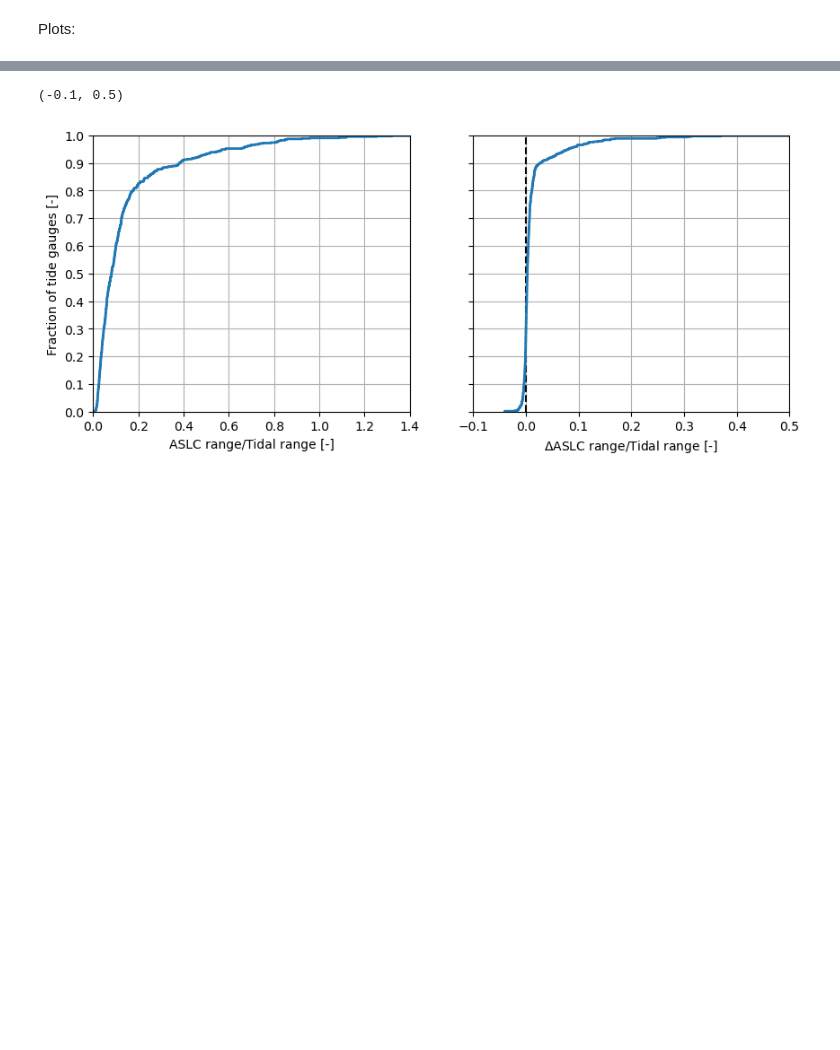
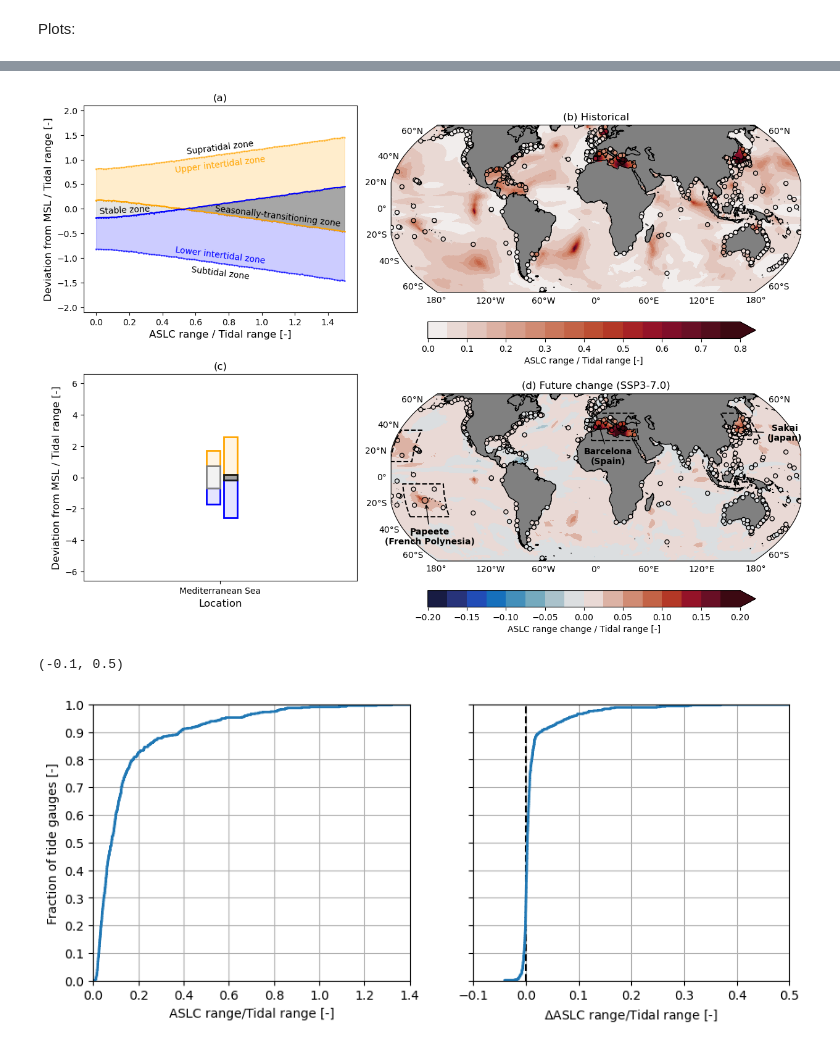
Before and after one commit to Timh37/aslc_intertidal, a Jupyter notebook: src/plot_aslc_to_tr.ipynb, the cells around one changed output, grey strips where cells are left out. Saved outputs shown, nothing was run; the diff lists cells and outputs as text; code cells hidden in the pictures; blank space fills up the shorter version.

```diff
--- a/src/plot_aslc_to_tr.ipynb
+++ b/src/plot_aslc_to_tr.ipynb
@@ -161,0 +143,16 @@ fig.show()
+# %%
+selected_tgs = ['PAPEETE-B, FARE UTE POINT, SOC.IS.','BARCELONA','SAKAI']#,'FORT-DE-FRANCE II'
+selected_ids = np.array([hist_range_tgs.where(hist_range_tgs.tg==tg,drop=True).id.values[0] for tg in selected_tgs])
+locations = ['Papeete','Barcelona','Sakai']
+countries = ['French Polynesia','Spain','Japan']
+for t,tg in enumerate(selected_tgs):
+    print(tg+' ('+str(psmsl_range.sel(id=selected_ids[t]).lon.values)+','+str(psmsl_range.sel(id=selected_ids[t]).lat.values)+')')
+    print('Observed historical ratio:')
+    print((psmsl_range/tr_at_tgs).sel(id=selected_ids[t]).values)
+
+    print('Simulated historical ratio:')
+    print((hist_range_tgs/tr_at_tgs).sel(id=selected_ids[t]).values)
+
+    print('Simulated future ratio change:')
+    print((drange_tgs/tr_at_tgs).sel(id=selected_ids[t]).values)
+    print('---')
@@ -161,0 +179,69 @@ fig.show()
+# %%
+fig = plt.figure(figsize=(15,10))
+gs1 = fig.add_gridspec(2,2,hspace=.3,wspace=.1,width_ratios=[1,1.5]) #define subplot grid
+
+
+#(a) mean intertidal zones width as function of tidal range
+ax = fig.add_subplot(gs1[0,0])
+figure_2.figure_2a(ax,path_bin = './bin/figure_2/figure_2a.npy', path_png = None, run = False)
+ax.set_title('(a)')
+
+#(b) width change at specific locations
+ax = fig.add_subplot(gs1[1,0])
+figure_2.figure_2b(ax,path_csv = 'data/ticon/TICON.txt', path_png = None)
+ax.set_title('(c)')
+
+#(c) plot historical ASLC range divided by tidal range
+amp_discrete = matplotlib.colors.LinearSegmentedColormap.from_list('Custom cmap',  [cmocean.cm.amp(i) for i in range(cmocean.cm.amp.N)], 16) #define discrete colormap
+
+fig,ax = add_global_map_subplot(fig,hist_range_at_duacs/tr_at_duacs,
+                                 gs1[0,1],0,.8,amp_discrete,'(b) Historical',None,'below','ASLC range / Tidal range [-]','max')
+s1=ax.scatter(hist_range_tgs.lon,hist_range_tgs.lat,c=hist_range_tgs/tr_at_tgs,
+               vmin=0,vmax=.8,cmap=amp_discrete,edgecolor='black',s=25,marker='o',transform=ccrs.PlateCarree(),zorder=5)
+ax.set_facecolor("grey")
+
+
+#(d) plot projected ASLC range change divided by tidal range
+balance_discrete = matplotlib.colors.LinearSegmentedColormap.from_list('Custom cmap',  [cmocean.cm.balance(i) for i in range(cmocean.cm.balance.N)], 16)
+
+fig,ax = add_global_map_subplot(fig,drange_at_duacs/tr_at_duacs,
+                                 gs1[1,1],-.2,.2,balance_discrete,'(d) Future change (SSP3-7.0)',None,'below','ASLC range change / Tidal range [-]','max')
+s1=ax.scatter(hist_range_tgs.lon,hist_range_tgs.lat,c=drange_tgs/tr_at_tgs,
+               vmin=-.2,vmax=.2,cmap=balance_discrete,edgecolor='black',s=25,marker='o',transform=ccrs.PlateCarree(),zorder=5)
+
+ax.set_facecolor("grey")
+
+
+#draw rectangles around regions of large changes relative to the tidal range
+ax.plot([-4, 38, 38, -4, -4], [28, 28, 49, 49, 28],
+         color='black', linewidth=1.5,linestyle='dashed',
+         transform=ccrs.PlateCarree(),zorder=8, #remove this line to get straight lines
+         )
+
+ax.plot([-167, -132, -132, -167, -167], [-30, -30, -5, -5, -30],
+         color='black', linewidth=1.5,linestyle='dashed',
+         transform=ccrs.PlateCarree(),zorder=8, #remove this line to get straight lines
+         )
+
+ax.plot([-179, -160, -160, -179, -179], [12, 12, 36, 36, 12],
+         color='black', linewidth=1.5,linestyle='dashed',
+         transform=ccrs.PlateCarree(),zorder=8, #remove this line to get straight lines
+         )
+
+ax.plot([123, 147, 147, 123, 123], [29, 29, 49, 49, 29],
+         color='black', linewidth=1.5,linestyle='dashed',
+         transform=ccrs.PlateCarree(),zorder=8, #remove this line to get straight lines
+         )
+
+
+#highlight selected locations
+ax.scatter(hist_range_tgs.lon.sel(id=selected_ids),hist_range_tgs.lat.sel(id=selected_ids),c=(drange_tgs/tr_at_tgs).sel(id=selected_ids),
+               vmin=-.2,vmax=.2,cmap=balance_discrete,edgecolor='black',s=50,marker='o',transform=ccrs.PlateCarree(),zorder=11)
+
+for t,tg in enumerate(selected_tgs):
+    ax.annotate(locations[t]+'\n'+'('+countries[t]+')', xy=([.085,.505,.85][t], [.35,.83,.775][t]),
+                xytext=([.095,.53,.96][t], [.1,.58,.72][t]),arrowprops=dict(arrowstyle="->", connectionstyle="arc3"),
+                xycoords='axes fraction',textcoords='axes fraction',ha='center',fontweight='bold',zorder=12)
+
+fig.show()
+# %% [output]
@@ -162,3 +249,4 @@ fig.show()
+[figure, added]
 # %%
 import seaborn as sns
 fig = plt.figure(figsize=(10,4))
```
Also changed, not shown: parts of 8 cells of this notebook, 1 other file.
